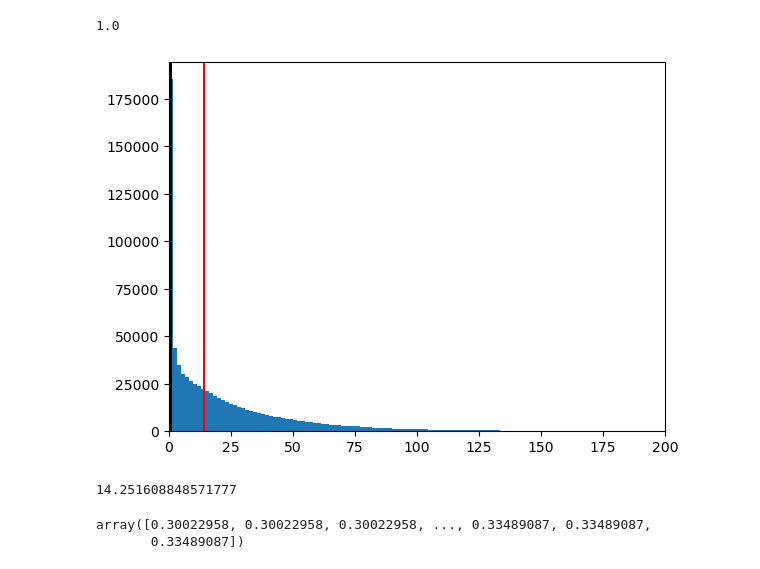
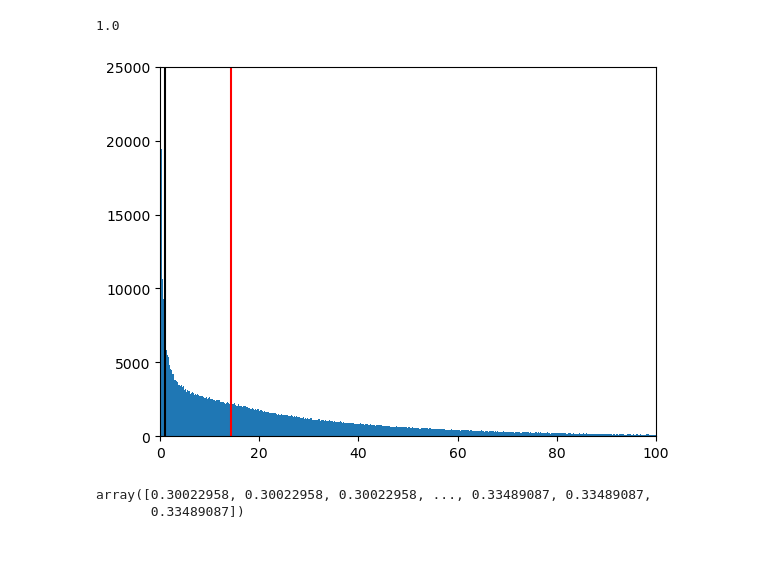
Before and after one commit to MalAstronomy/Highres, a Jupyter notebook: added_scripts/data_check.ipynb, the cells around one changed output. Drawn from its saved outputs; the diff is of its cells as text; code cells hidden in the pictures.

```diff
--- a/added_scripts/data_check.ipynb
+++ b/added_scripts/data_check.ipynb
@@ -92,5 +104,5 @@ for j, (theta, x) in enumerate(trainset):
 # %%
-m = np.loadtxt('spectral_mean.csv')
+m = np.loadtxt('means_and_variances/spectral_mean.csv')
 # %%
 np.shape(m)
 # %% [output]
@@ -168,18 +190,15 @@ d.flux.mean()*d.flux_scaling
 # %% [output]
 1.0
 # %%
-plt.hist(m, bins=2000)
-plt.xlim(0, 200)
+plt.hist(m, bins=20000)
+plt.xlim(0, 100)
+plt.ylim(0, 25000)
 plt.axvline(np.median(m), c= 'red')
 plt.axvline(d.flux.mean()*d.flux_scaling, c= 'black')
 
 plt.show()
 # %% [output]
-[figure, old version]
+[figure, new version]
-# %%
-np.median(m)
-# %% [output]
-14.251608848571777
 # %%
 Data().err * Data().flux_scaling*10
 # %% [output]
```
Also changed, not shown: parts of 18 cells of this notebook, 8 other files.
